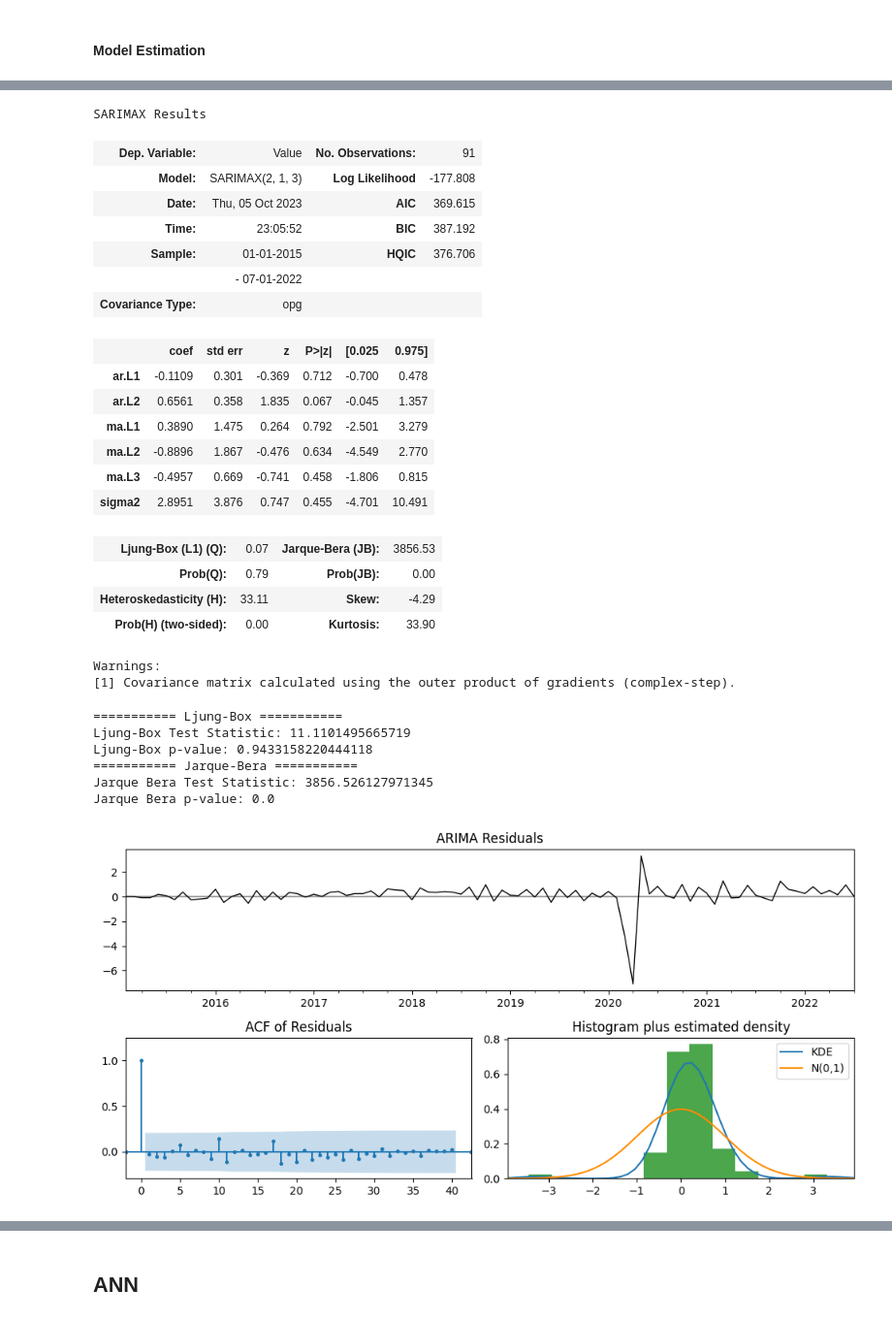
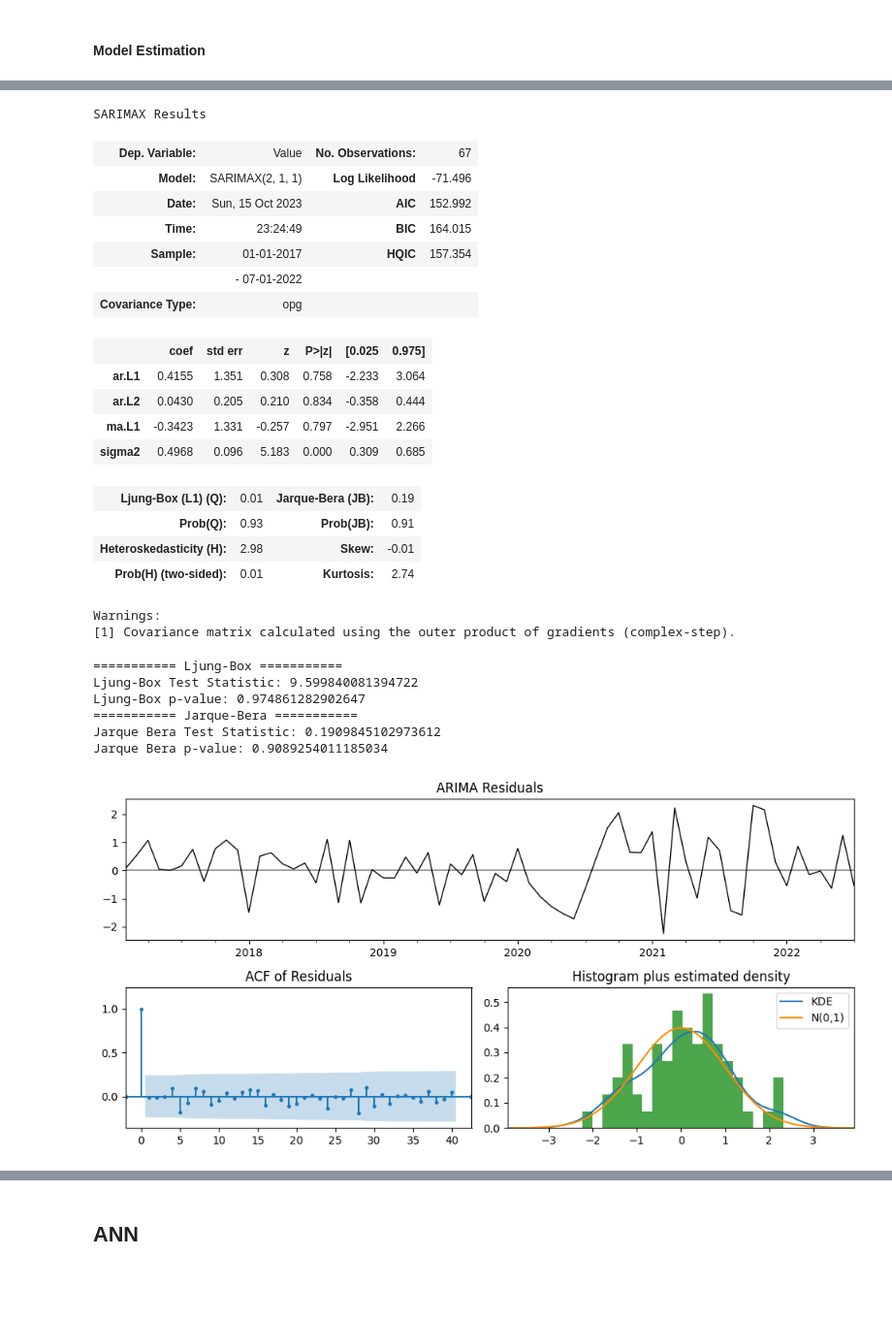
Before and after one commit to ViniNazato/PredictingIndustrialProduction, a Jupyter notebook: Main.ipynb, the cells around one changed output, grey strips where cells are left out. Shown at 97% size. Saved outputs shown, nothing was run; the diff lists cells and outputs as text; code cells hidden in the pictures; blank space fills up the shorter version.

```diff
--- a/Main.ipynb
+++ b/Main.ipynb
@@ -35,0 +36,3 @@ plt.legend()
+# %%
+insample = pd.read_excel(r'OECDInterpolated.xlsx', index_col=0)
+insample.index = pd.to_datetime(insample.index)
@@ -165,38 +189,36 @@ Jarque Bera p-value: 0.0
 # %%
-arima_213 = SARIMAX(endog=insample, order=(2,1,3), freq='MS', use_exact_diffuse=True).fit()
-arima_213.summary()
+arima_211 = SARIMAX(endog=insample, order=(2,1,1), freq='MS', use_exact_diffuse=True).fit()
+arima_211.summary()
 # %% [output]
 SARIMAX Results
-| Dep. Variable: | Value | No. Observations: | 91 |
-| Model: | SARIMAX(2, 1, 3) | Log Likelihood | -177.808 |
-| Date: | Thu, 05 Oct 2023 | AIC | 369.615 |
-| Time: | 23:05:52 | BIC | 387.192 |
-| Sample: | 01-01-2015 | HQIC | 376.706 |
+| Dep. Variable: | Value | No. Observations: | 67 |
+| Model: | SARIMAX(2, 1, 1) | Log Likelihood | -71.496 |
+| Date: | Sun, 15 Oct 2023 | AIC | 152.992 |
+| Time: | 23:24:49 | BIC | 164.015 |
+| Sample: | 01-01-2017 | HQIC | 157.354 |
 |  | - 07-01-2022 |  |  |
 | Covariance Type: | opg |  |  |
 |  | coef | std err | z | P>|z| | [0.025 | 0.975] |
-| ar.L1 | -0.1109 | 0.301 | -0.369 | 0.712 | -0.700 | 0.478 |
-| ar.L2 | 0.6561 | 0.358 | 1.835 | 0.067 | -0.045 | 1.357 |
-| ma.L1 | 0.3890 | 1.475 | 0.264 | 0.792 | -2.501 | 3.279 |
-| ma.L2 | -0.8896 | 1.867 | -0.476 | 0.634 | -4.549 | 2.770 |
-| ma.L3 | -0.4957 | 0.669 | -0.741 | 0.458 | -1.806 | 0.815 |
-| sigma2 | 2.8951 | 3.876 | 0.747 | 0.455 | -4.701 | 10.491 |
+| ar.L1 | 0.4155 | 1.351 | 0.308 | 0.758 | -2.233 | 3.064 |
+| ar.L2 | 0.0430 | 0.205 | 0.210 | 0.834 | -0.358 | 0.444 |
+| ma.L1 | -0.3423 | 1.331 | -0.257 | 0.797 | -2.951 | 2.266 |
+| sigma2 | 0.4968 | 0.096 | 5.183 | 0.000 | 0.309 | 0.685 |
-| Ljung-Box (L1) (Q): | 0.07 | Jarque-Bera (JB): | 3856.53 |
-| Prob(Q): | 0.79 | Prob(JB): | 0.00 |
-| Heteroskedasticity (H): | 33.11 | Skew: | -4.29 |
-| Prob(H) (two-sided): | 0.00 | Kurtosis: | 33.90 |
+| Ljung-Box (L1) (Q): | 0.01 | Jarque-Bera (JB): | 0.19 |
+| Prob(Q): | 0.93 | Prob(JB): | 0.91 |
+| Heteroskedasticity (H): | 2.98 | Skew: | -0.01 |
+| Prob(H) (two-sided): | 0.01 | Kurtosis: | 2.74 |
 Warnings:
 [1] Covariance matrix calculated using the outer product of gradients (complex-step).
 # %%
-checkresiduals(arima_213)
+checkresiduals(arima_211)
 # %% [output]
 =========== Ljung-Box ===========
-Ljung-Box Test Statistic: 11.1101495665719
-Ljung-Box p-value: 0.9433158220444118
+Ljung-Box Test Statistic: 9.599840081394722
+Ljung-Box p-value: 0.974861282902647
 =========== Jarque-Bera ===========
-Jarque Bera Test Statistic: 3856.526127971345
-Jarque Bera p-value: 0.0
+Jarque Bera Test Statistic: 0.1909845102973612
+Jarque Bera p-value: 0.9089254011185034
-[figure, old version]
+[figure, new version]
 # %%
 plt.figure(figsize=(12,6))
 plt.plot(arima_111.predict()[1:], color='red',linewidth=1)
```
Also changed, not shown: parts of 24 cells of this notebook, 8 other files.
